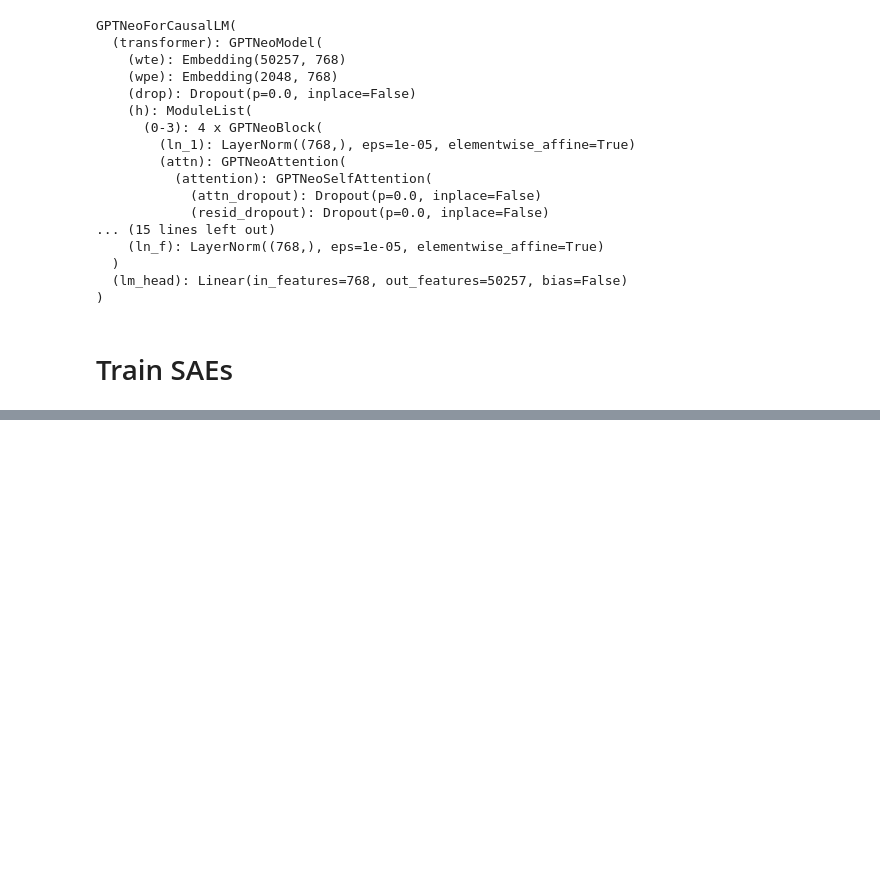
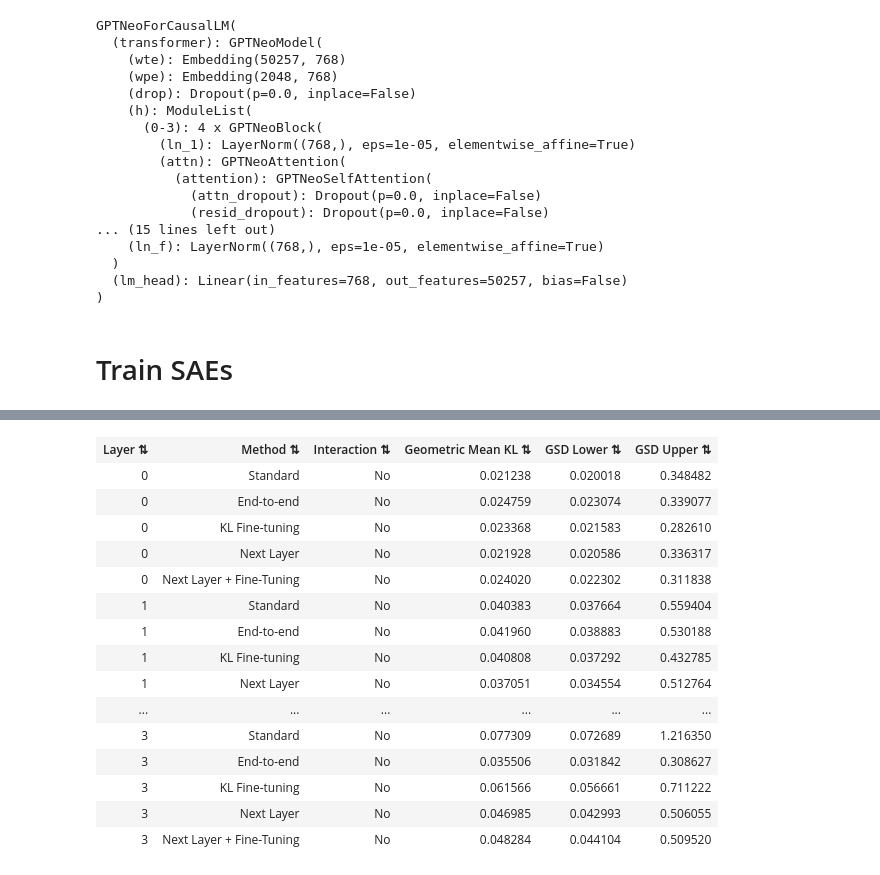
Before and after one commit to evan-lloyd/mechinterp-experiments, a Jupyter notebook: tiny_stories_sae/feature_interaction_demo.ipynb, the cells around one changed output, grey strips where cells are left out. Saved outputs shown, nothing was run; the diff lists cells and outputs as text; code cells hidden in the pictures; blank space fills up the shorter version.

```diff
--- a/tiny_stories_sae/feature_interaction_demo.ipynb
+++ b/tiny_stories_sae/feature_interaction_demo.ipynb
@@ -740,0 +672,18 @@ print(np.exp(np.mean(np.log(kl_values[kl_values > 0]))))
+# %%
+from tiny_stories_sae.validation import run_single_layer_replacements
+
+single_layer_validations = {}
+for spec in validation_results.keys():
+    print(spec)
+    single_layer_validations[spec] = run_single_layer_replacements(
+        model,
+        tokenizer,
+        training_results[spec].final_saes,
+        validation_dataset,
+        num_tokens=NUM_VALIDATION_TOKENS,
+        tokenizer_batch_size=training_config[spec].tokenizer_batch_size,
+        inference_batch_size=training_config[spec].training_batch_size,
+        cache_dir=VALIDATION_CACHE_DIR,
+        #start_layer=2,
+        #end_layer=3,
+    )
@@ -740,0 +696,62 @@ print(np.exp(np.mean(np.log(kl_values[kl_values > 0]))))
+# %%
+# Print KL statistics as an HTML table
+from tiny_stories_sae.ops import display_sortable_html_table
+
+headers = ["Layer", "Method", "Interaction", "Geometric Mean KL", "GSD Lower", "GSD Upper"]
+rows = []
+
+methods = []
+seen_methods = set()
+for spec in single_layer_validations:
+    if spec[0] not in seen_methods:
+        methods.append(spec[0])
+method_labels = [m.value for m in methods]
+
+for layer in range(model.config.num_layers):
+    for method, method_label in zip(methods, method_labels):
+        for has_interaction in [False, True]:
+            spec = (method, has_interaction)
+            if spec not in single_layer_validations or layer not in single_layer_validations[spec].layer_results:
+                continue
+
+            interaction_label = "Yes" if has_interaction else "No"
+
+            if layer in single_layer_validations[spec].layer_results:
+                kl_values = single_layer_validations[spec].layer_results[layer].kl
+                if kl_values is not None and len(kl_values) > 0:
+                    kl_positive = kl_values[kl_values > 0]
+                    if len(kl_positive) > 0:
+                        log_kl = np.log(kl_positive)
+                        log_mean = np.mean(log_kl)
+                        log_std = np.std(log_kl)
+                        gm = np.exp(log_mean)
+                        gsd = np.exp(log_std)
+                        gsd_lower = gm - gm / gsd
+                        gsd_upper = gm * gsd - gm
+                    else:
+                        gm, gsd_lower, gsd_upper = 0, 0, 0
+                else:
+                    gm, gsd_lower, gsd_upper = 0, 0, 0
+            else:
+                gm, gsd_lower, gsd_upper = 0, 0, 0
+
+            rows.append([layer, method_label, interaction_label, f"{gm:.6f}", f"{gsd_lower:.6f}", f"{gsd_upper:.6f}"])
+
+display_sortable_html_table(headers, rows)
+# %% [output]
+| Layer ⇅ | Method ⇅ | Interaction ⇅ | Geometric Mean KL ⇅ | GSD Lower ⇅ | GSD Upper ⇅ |
+| 0 | Standard | No | 0.021238 | 0.020018 | 0.348482 |
+| 0 | End-to-end | No | 0.024759 | 0.023074 | 0.339077 |
+| 0 | KL Fine-tuning | No | 0.023368 | 0.021583 | 0.282610 |
+| 0 | Next Layer | No | 0.021928 | 0.020586 | 0.336317 |
+| 0 | Next Layer + Fine-Tuning | No | 0.024020 | 0.022302 | 0.311838 |
+| 1 | Standard | No | 0.040383 | 0.037664 | 0.559404 |
+| 1 | End-to-end | No | 0.041960 | 0.038883 | 0.530188 |
+| 1 | KL Fine-tuning | No | 0.040808 | 0.037292 | 0.432785 |
+| 1 | Next Layer | No | 0.037051 | 0.034554 | 0.512764 |
+| ... | ... | ... | ... | ... | ... |
+| 3 | Standard | No | 0.077309 | 0.072689 | 1.216350 |
+| 3 | End-to-end | No | 0.035506 | 0.031842 | 0.308627 |
+| 3 | KL Fine-tuning | No | 0.061566 | 0.056661 | 0.711222 |
+| 3 | Next Layer | No | 0.046985 | 0.042993 | 0.506055 |
+| 3 | Next Layer + Fine-Tuning | No | 0.048284 | 0.044104 | 0.509520 |
```
Also changed, not shown: parts of 19 cells of this notebook, 8 other files.
